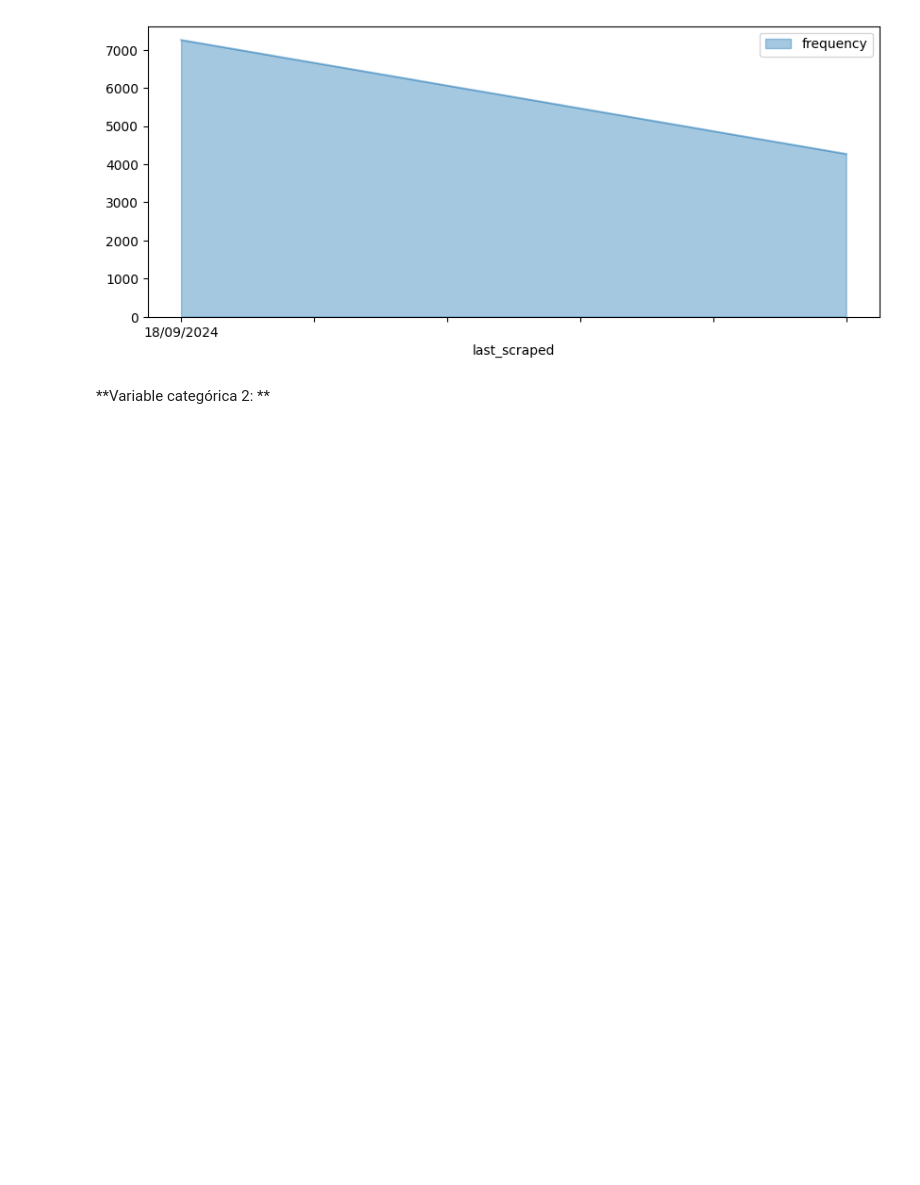
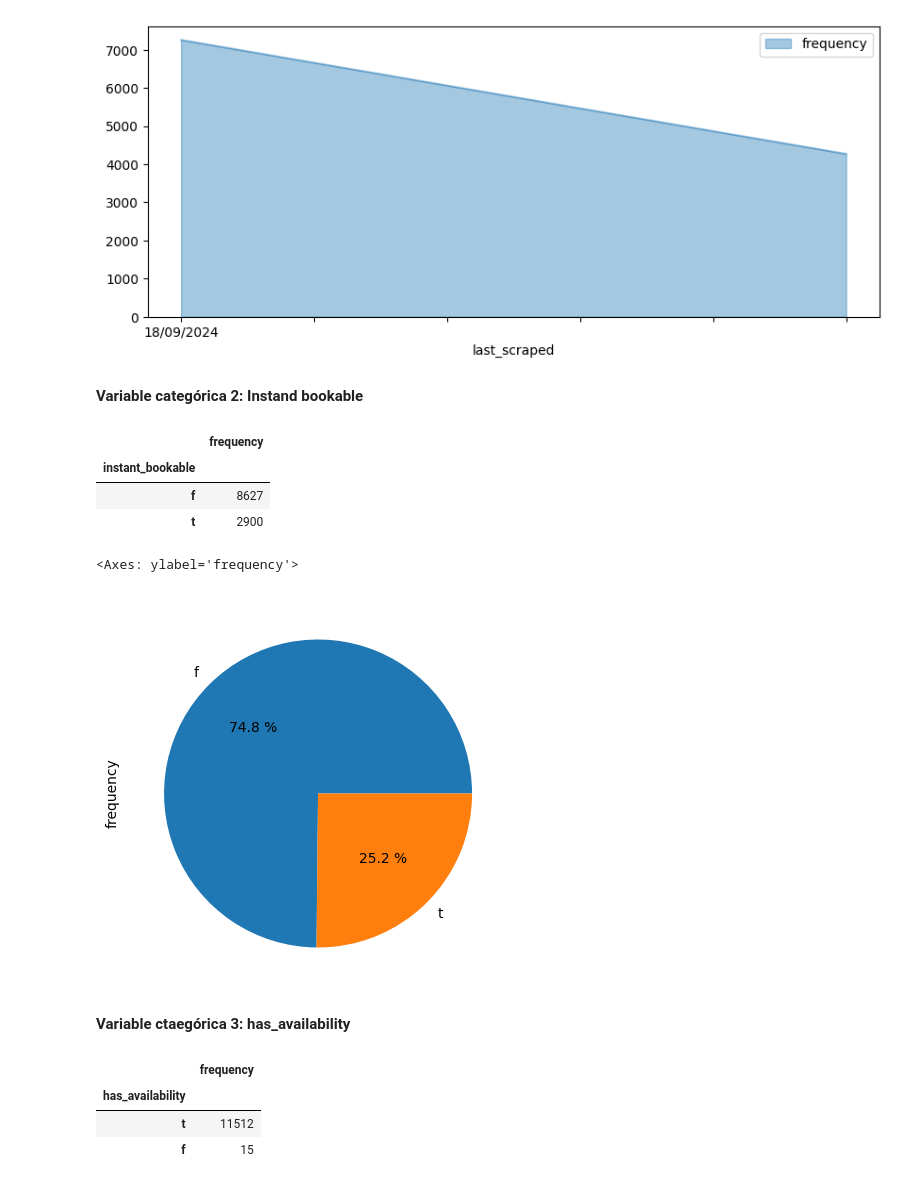
Before and after one commit to GabLopezAl/Extraccion-de-caracteristicas, a Jupyter notebook: codigo.ipynb, the cells around one changed output. Saved outputs shown, nothing was run; the diff lists cells and outputs as text; code cells hidden in the pictures; blank space fills up the shorter version.

Commit message:
Faltan convertir variables a categoricas

```diff
--- a/codigo.ipynb
+++ b/codigo.ipynb
@@ -118,4 +110,29 @@ table1.plot(kind = "area", figsize=(10,4), alpha = .4)
 <Axes: xlabel='last_scraped'>
 [figure]
 # %% [markdown]
-**Variable categórica 2: **
+**Variable categórica 2: Instand bookable**
+# %%
+# Obtenemos un análisis univariado de una variable categórica en específico
+table2 = freq_tbl(df_berlin["instant_bookable"])
+table2
+# %%
+# Eliminamos las columnas "percentage" y "cumulative_perc" para solo trabajar con las frecuencias
+table2 = table2.drop(['percentage', 'cumulative_perc'], axis = 1)
+table2
+# %%
+# Ajusto el limite de mi dataframe
+table2 = table2.set_index('instant_bookable')
+table2
+# %% [output]
+|  | frequency |
+| instant_bookable |  |
+| f | 8627 |
+| t | 2900 |
+# %%
+# Gráfico de pastel del dataframe filtrado
+table2["frequency"].plot(kind = 'pie', figsize=(10,5), shadow =False, autopct = "%0.1f %%")
+# %% [output]
+<Axes: ylabel='frequency'>
+[figure, added]
+# %% [markdown]
+**Variable ctaegórica 3: has_availability**
@@ -121,0 +147,9 @@ table1.plot(kind = "area", figsize=(10,4), alpha = .4)
+# %%
+# Ajustamos el índice del dataframe
+table3_1 = table3_1.set_index('has_availability')
+table3_1
+# %% [output]
+|  | frequency |
+| has_availability |  |
+| t | 11512 |
+| f | 15 |
```
Also changed, not shown: parts of 40 cells of this notebook.
